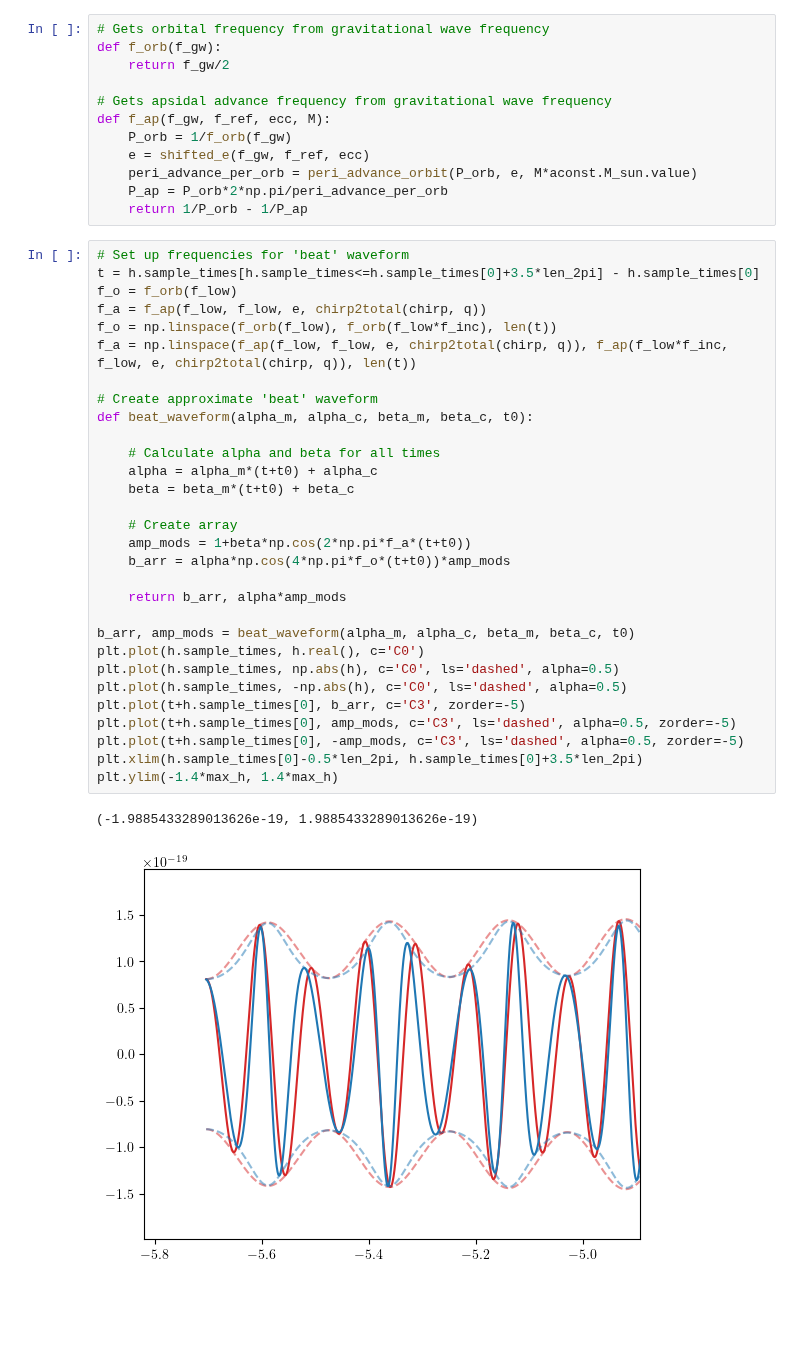
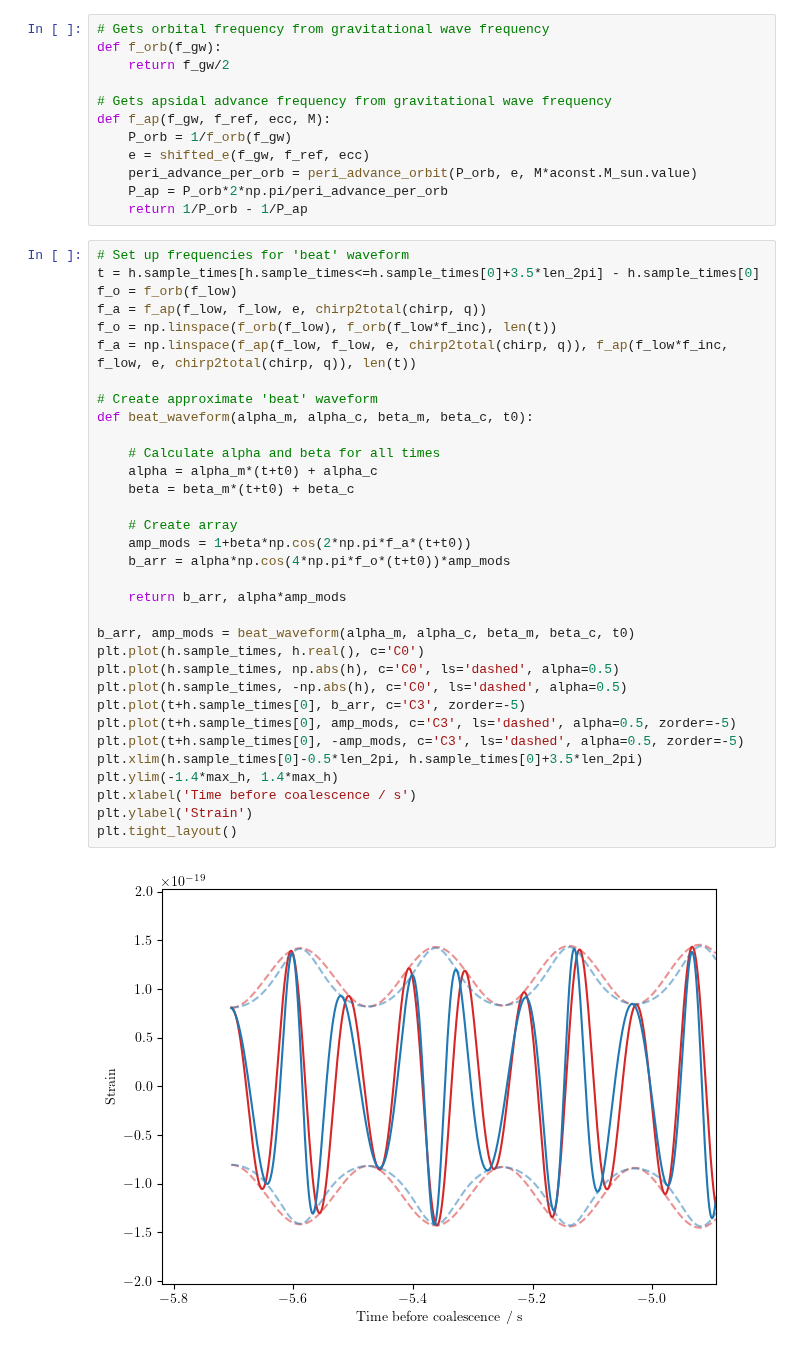
Before and after one commit to BenGPatterson/EccentricHarmonics, a Jupyter notebook: shifting_MA.ipynb, the cells around one changed output. Cells and saved outputs as stored; diff of their text form; blank space fills up the shorter version.

```diff
--- a/shifting_MA.ipynb
+++ b/shifting_MA.ipynb
@@ -97,32 +97,34 @@ def f_ap(f_gw, f_ref, ecc, M):
 # Set up frequencies for 'beat' waveform
 t = h.sample_times[h.sample_times<=h.sample_times[0]+3.5*len_2pi] - h.sample_times[0]
 f_o = f_orb(f_low)
 f_a = f_ap(f_low, f_low, e, chirp2total(chirp, q))
 f_o = np.linspace(f_orb(f_low), f_orb(f_low*f_inc), len(t))
 f_a = np.linspace(f_ap(f_low, f_low, e, chirp2total(chirp, q)), f_ap(f_low*f_inc, f_low, e, chirp2total(chirp, q)), len(t))
 
 # Create approximate 'beat' waveform
 def beat_waveform(alpha_m, alpha_c, beta_m, beta_c, t0):
 
     # Calculate alpha and beta for all times
     alpha = alpha_m*(t+t0) + alpha_c
     beta = beta_m*(t+t0) + beta_c
 
     # Create array
     amp_mods = 1+beta*np.cos(2*np.pi*f_a*(t+t0))
     b_arr = alpha*np.cos(4*np.pi*f_o*(t+t0))*amp_mods
 
     return b_arr, alpha*amp_mods
 
 b_arr, amp_mods = beat_waveform(alpha_m, alpha_c, beta_m, beta_c, t0)
 plt.plot(h.sample_times, h.real(), c='C0')
 plt.plot(h.sample_times, np.abs(h), c='C0', ls='dashed', alpha=0.5)
 plt.plot(h.sample_times, -np.abs(h), c='C0', ls='dashed', alpha=0.5)
 plt.plot(t+h.sample_times[0], b_arr, c='C3', zorder=-5)
 plt.plot(t+h.sample_times[0], amp_mods, c='C3', ls='dashed', alpha=0.5, zorder=-5)
 plt.plot(t+h.sample_times[0], -amp_mods, c='C3', ls='dashed', alpha=0.5, zorder=-5)
 plt.xlim(h.sample_times[0]-0.5*len_2pi, h.sample_times[0]+3.5*len_2pi)
 plt.ylim(-1.4*max_h, 1.4*max_h)
+plt.xlabel('Time before coalescence / s')
+plt.ylabel('Strain')
+plt.tight_layout()
 # %% [output]
-(-1.9885433289013626e-19, 1.9885433289013626e-19)
-[figure, old version]
+[figure, new version]
```
Also changed, not shown: parts of 4 cells of this notebook, 2 other files.
